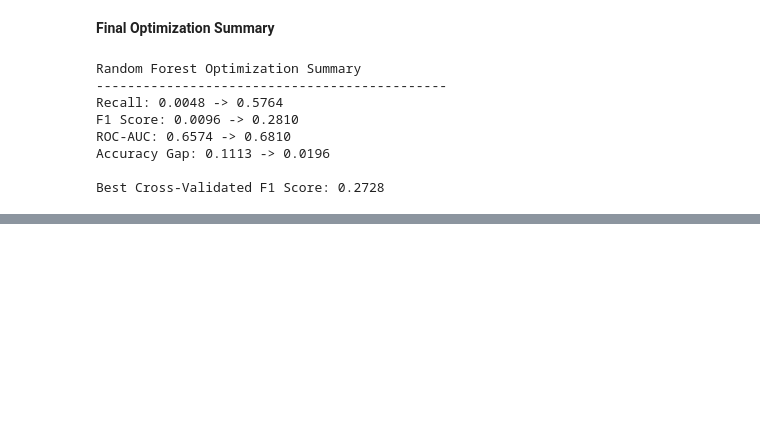
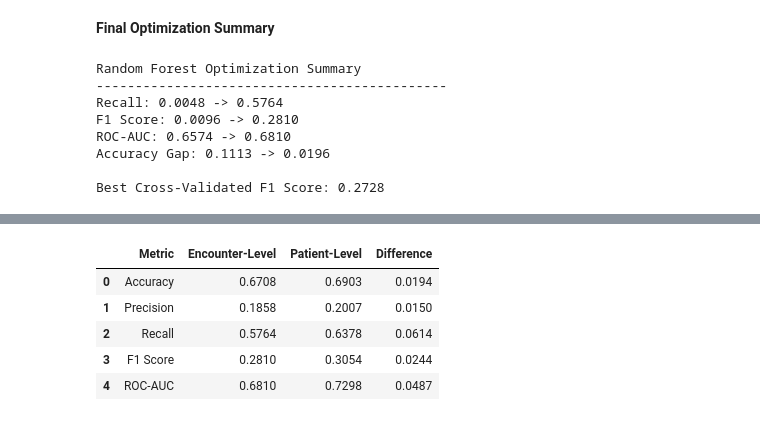
Before and after one commit to bahmedx/730, a Jupyter notebook: Real_World_AI_Driven_Analytics_Project_Part_2.ipynb, the cells around one changed output, grey strips where cells are left out. Cells and saved outputs as stored; diff of their text form; code cells hidden in the pictures; blank space fills up the shorter version.

```diff
--- a/Real_World_AI_Driven_Analytics_Project_Part_2.ipynb
+++ b/Real_World_AI_Driven_Analytics_Project_Part_2.ipynb
@@ -2058,0 +2186,44 @@ Best Cross-Validated F1 Score: 0.2728
+# %%
+# ============================================================
+# Encounter-Level vs Patient-Level Validation
+# ============================================================
+
+validation_comparison = pd.DataFrame({
+    "Metric": [
+        "Accuracy",
+        "Precision",
+        "Recall",
+        "F1 Score",
+        "ROC-AUC"
+    ],
+    "Encounter-Level": [
+        tuned_accuracy,
+        tuned_precision,
+        tuned_recall,
+        tuned_f1,
+        tuned_roc_auc
+    ],
+    "Patient-Level": [
+        patient_accuracy,
+        patient_precision,
+        patient_recall,
+        patient_f1,
+        patient_roc_auc
+    ]
+})
+
+validation_comparison["Difference"] = (
+    validation_comparison["Patient-Level"]
+    - validation_comparison["Encounter-Level"]
+)
+
+display(
+    validation_comparison.round(4)
+)
+# %% [output]
+|  | Metric | Encounter-Level | Patient-Level | Difference |
+| 0 | Accuracy | 0.6708 | 0.6903 | 0.0194 |
+| 1 | Precision | 0.1858 | 0.2007 | 0.0150 |
+| 2 | Recall | 0.5764 | 0.6378 | 0.0614 |
+| 3 | F1 Score | 0.2810 | 0.3054 | 0.0244 |
+| 4 | ROC-AUC | 0.6810 | 0.7298 | 0.0487 |
```
Also changed, not shown: parts of 3 cells of this notebook.
